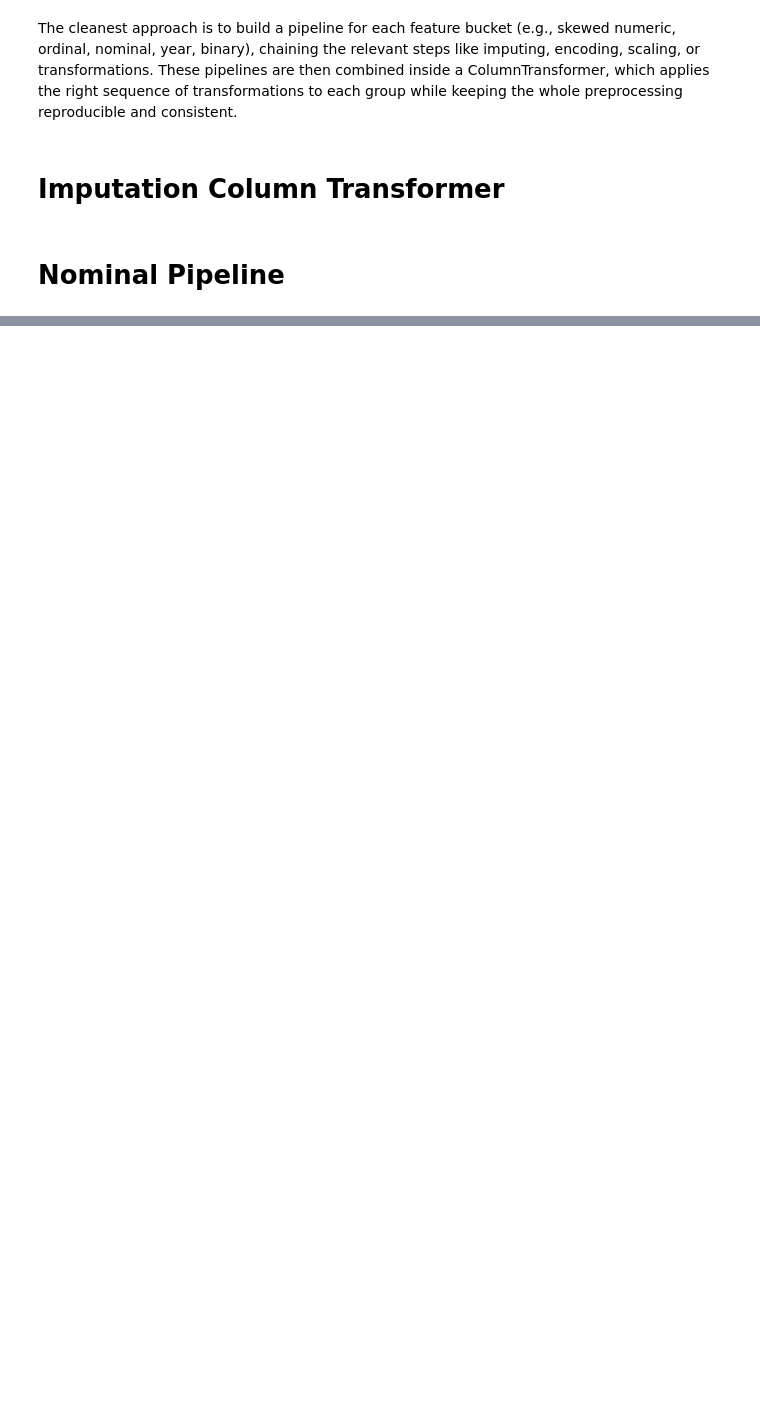
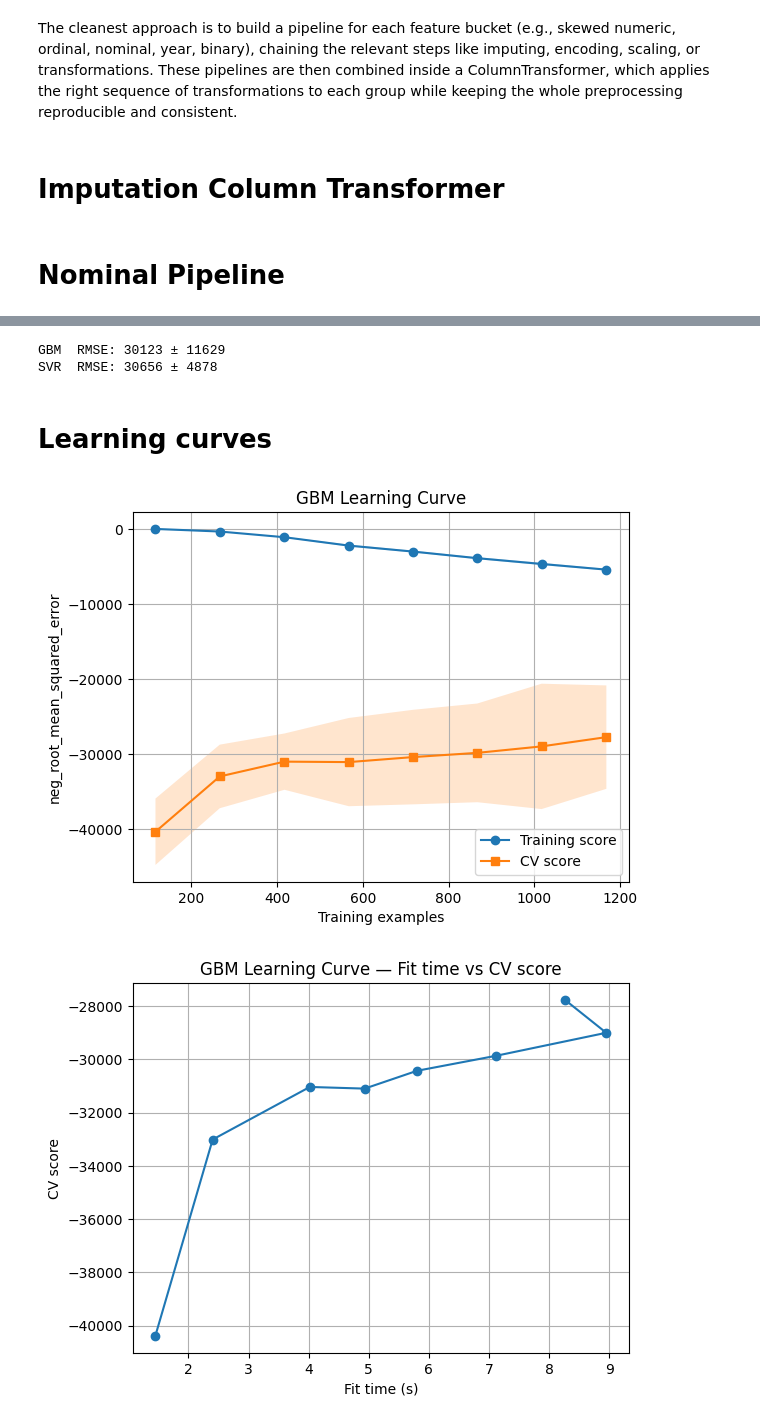
Before and after one commit to a1hmad23/Housing-prices-ml, a Jupyter notebook: notebooks/02_preprocessing.ipynb, the cells around one changed output, grey strips where cells are left out. Cells and saved outputs as stored; diff of their text form; code cells hidden in the pictures; blank space fills up the shorter version.

```diff
--- a/notebooks/02_preprocessing.ipynb
+++ b/notebooks/02_preprocessing.ipynb
@@ -275,0 +705,4 @@ nominal_pipeline = Pipeline([
+# %%
+gbm_grid2.fit(X, y)
+print("GBM best RMSE:", -gbm_grid.best_score_)
+print("GBM best params:", gbm_grid.best_params_)
@@ -275,0 +715,21 @@ nominal_pipeline = Pipeline([
+# %%
+svr_grid2 = {
+    'regressor__model__C':      [2, 3, 4, 5],
+    'regressor__model__epsilon':[0.01, 0.05, 0.1, 0.15],
+    'regressor__model__gamma':  ['scale'],   # stick with the good default
+    'regressor__preprocess__features__nominal__collapse__threshold': [8, 10, 15],
+    'regressor__preprocess__features__nominal__one_hot__drop': [None],
+}
+# %%
+svr_grid2 = GridSearchCV(
+    estimator=svr_est,
+    param_grid=svr_grid2,
+    scoring='neg_root_mean_squared_error',
+    cv=cv,
+    n_jobs=-1,
+    verbose=1
+)
+# %%
+svr_grid2.fit(X, y)
+print("SVR best RMSE:", -svr_grid.best_score_)
+print("SVR best params:", svr_grid.best_params_)
@@ -275,0 +740,41 @@ nominal_pipeline = Pipeline([
+# %%
+from sklearn.model_selection import KFold, cross_val_score, cross_val_predict
+from sklearn.metrics import mean_squared_error
+import numpy as np
+
+cv = KFold(n_splits=5, shuffle=True, random_state=42)
+
+# Rebuild models with your best hyperparams
+gbm_fixed = make_model(
+    GradientBoostingRegressor(
+        learning_rate=0.05, max_depth=4, max_features=None,
+        min_samples_leaf=1, n_estimators=600, subsample=0.8,
+        random_state=42
+    )
+)
+# set nested preprocessing knobs on the wrapper (pre-fit)
+gbm_fixed.set_params(
+    regressor__preprocess__features__nominal__collapse__threshold=10,
+    regressor__preprocess__features__nominal__one_hot__drop=None
+)
+
+svr_fixed = make_model(SVR(C=2, epsilon=0.05, gamma='scale'))
+svr_fixed.set_params(
+    regressor__preprocess__features__nominal__collapse__threshold=8,
+    regressor__preprocess__features__nominal__one_hot__drop=None
+)
+
+def cv_rmse(model):
+    s = cross_val_score(model, X, y, cv=cv,
+                        scoring='neg_root_mean_squared_error', n_jobs=-1)
+    return -s.mean(), s.std()
+
+gbm_rmse, gbm_sd = cv_rmse(gbm_fixed)
+svr_rmse, svr_sd = cv_rmse(svr_fixed)
+print(f"GBM  RMSE: {gbm_rmse:.0f} ± {gbm_sd:.0f}")
+print(f"SVR  RMSE: {svr_rmse:.0f} ± {svr_sd:.0f}")
+# %% [output]
+GBM  RMSE: 30123 ± 11629
+SVR  RMSE: 30656 ± 4878
+# %% [markdown]
+# Learning curves
@@ -275,0 +834,14 @@ nominal_pipeline = Pipeline([
+# %%
+# GBM learning curve
+plot_learning_curve(
+    estimator=gbm_grid.best_estimator_,
+    X=X, y=y,
+    cv=cv,                               # reuse the same splitter you used in GridSearchCV
+    scoring="neg_root_mean_squared_error",
+    shuffle=False,                        # set True only if your CV splitter allows shuffling
+    n_jobs=-1,
+    title="GBM Learning Curve"
+)
+# %% [output]
+[figure, added]
+[figure, added]
```
Also changed, not shown: parts of 57 cells of this notebook.
